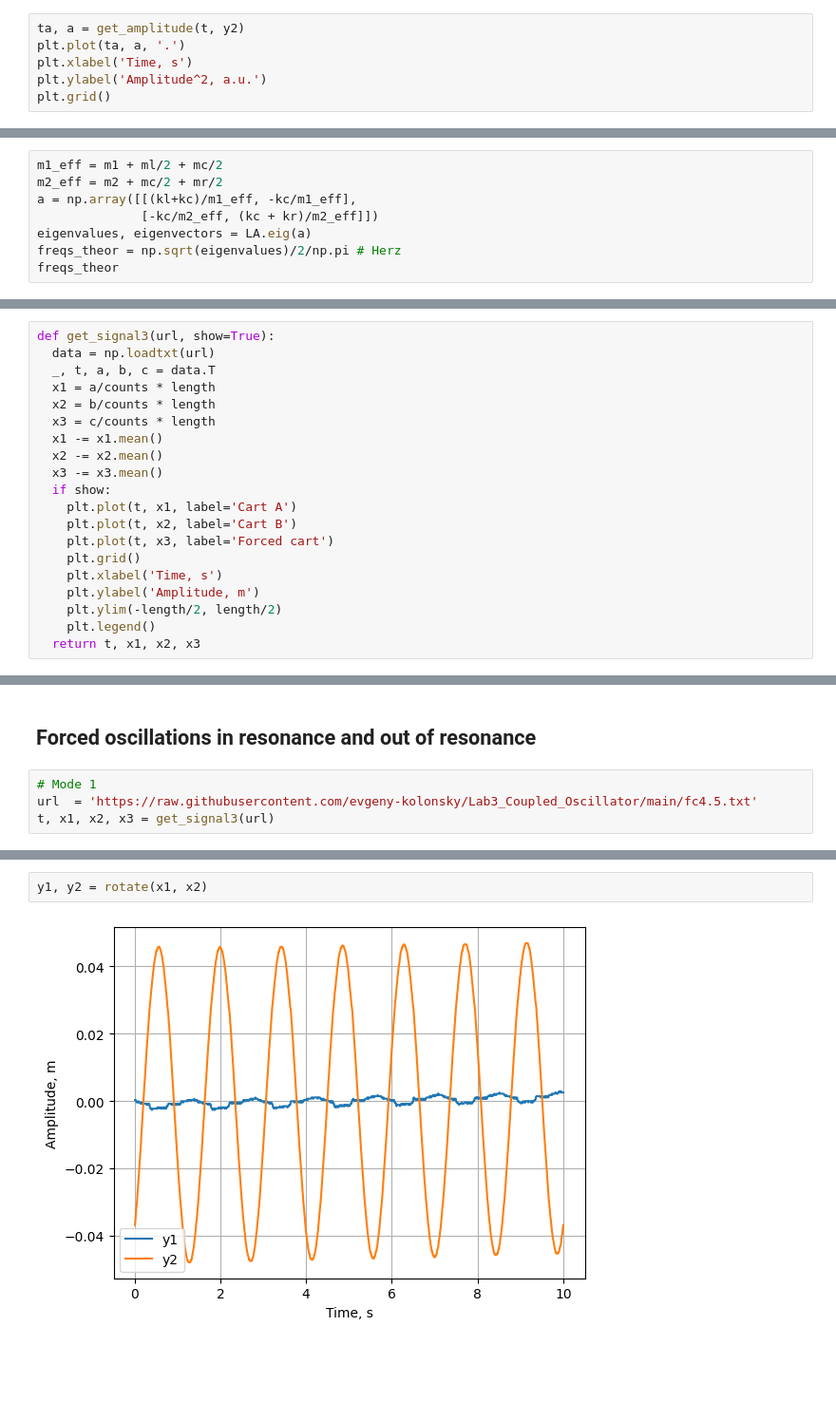
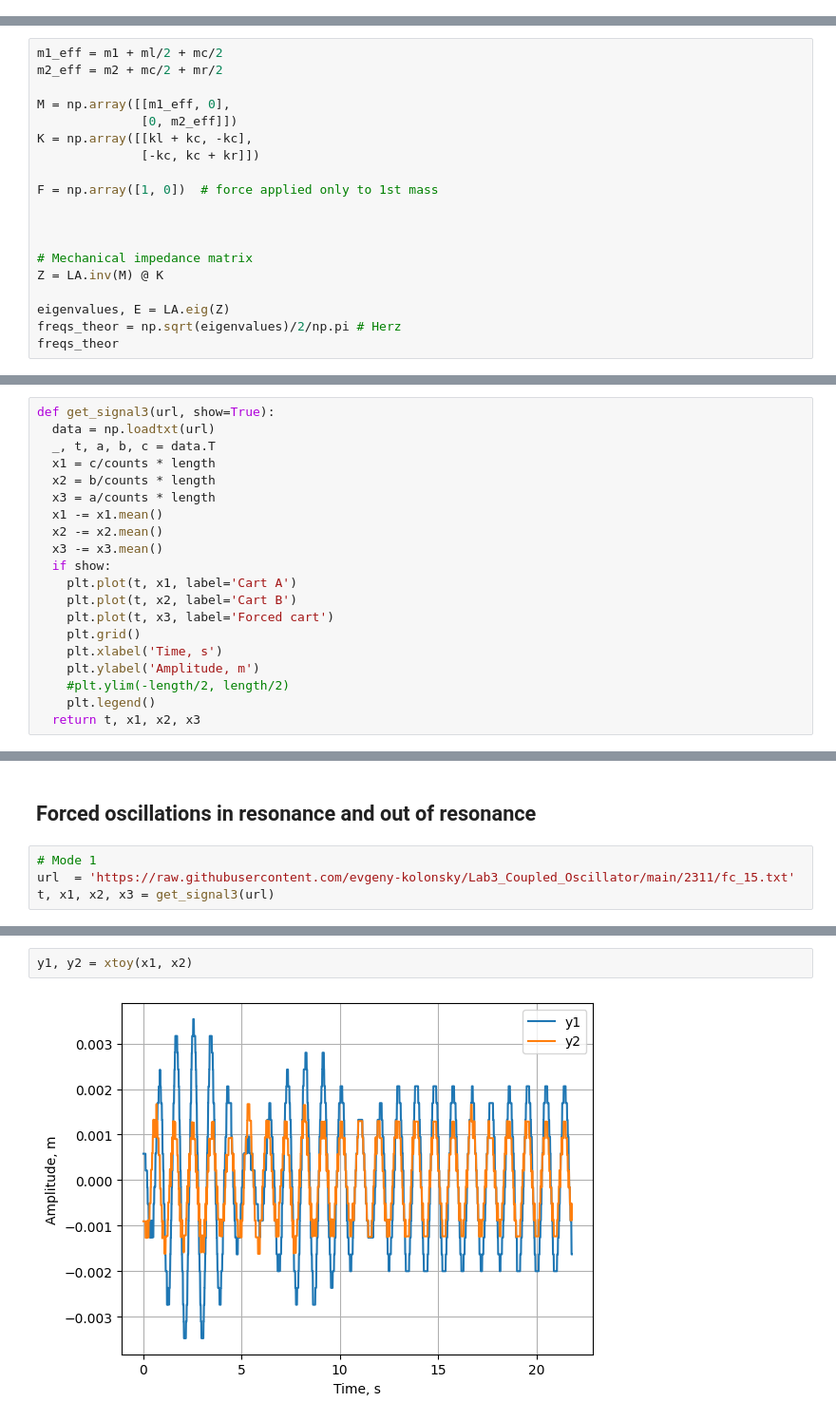
Before and after one commit to evgeny-kolonsky/Lab3_Coupled_Oscillator, a Jupyter notebook: Lab3_Coupled_Oscillator.ipynb, the cells around one changed output, grey strips where cells are left out. Shown at 95% size. Cells and saved outputs as stored; diff of their text form; blank space fills up the shorter version.

```diff
--- a/Lab3_Coupled_Oscillator.ipynb
+++ b/Lab3_Coupled_Oscillator.ipynb
@@ -190,6 +450,0 @@ get_frequency(t, y2)
-# %%
-ta, a = get_amplitude(t, y2)
-plt.plot(ta, a, '.')
-plt.xlabel('Time, s')
-plt.ylabel('Amplitude^2, a.u.')
-plt.grid()
@@ -310,9 +610,20 @@ length = 123e-3
 # %%
 m1_eff = m1 + ml/2 + mc/2
 m2_eff = m2 + mc/2 + mr/2
-a = np.array([[(kl+kc)/m1_eff, -kc/m1_eff],
-              [-kc/m2_eff, (kc + kr)/m2_eff]])
-eigenvalues, eigenvectors = LA.eig(a)
+
+M = np.array([[m1_eff, 0],
+              [0, m2_eff]])
+K = np.array([[kl + kc, -kc],
+              [-kc, kc + kr]])
+
+F = np.array([1, 0])  # force applied only to 1st mass
+
+
+
+# Mechanical impedance matrix
+Z = LA.inv(M) @ K
+
+eigenvalues, E = LA.eig(Z)
 freqs_theor = np.sqrt(eigenvalues)/2/np.pi # Herz
 freqs_theor
 # %% [output]
@@ -321,9 +641,9 @@ array([1.42966672, 0.70924425])
 def get_signal3(url, show=True):
   data = np.loadtxt(url)
   _, t, a, b, c = data.T
-  x1 = a/counts * length
+  x1 = c/counts * length
   x2 = b/counts * length
-  x3 = c/counts * length
+  x3 = a/counts * length
   x1 -= x1.mean()
   x2 -= x2.mean()
   x3 -= x3.mean()
@@ -334,7 +654,7 @@ def get_signal3(url, show=True):
     plt.grid()
     plt.xlabel('Time, s')
     plt.ylabel('Amplitude, m')
-    plt.ylim(-length/2, length/2)
+    #plt.ylim(-length/2, length/2)
     plt.legend()
   return t, x1, x2, x3
 # %% [markdown]
@@ -389,6 +741,6 @@ plt.legend();
 ## Forced oscillations in resonance and out of resonance
 # %%
 # Mode 1
-url  = 'https://raw.githubusercontent.com/evgeny-kolonsky/Lab3_Coupled_Oscillator/main/fc4.5.txt'
+url  = 'https://raw.githubusercontent.com/evgeny-kolonsky/Lab3_Coupled_Oscillator/main/2311/fc_15.txt'
 t, x1, x2, x3 = get_signal3(url)
 # %% [output]
@@ -396,7 +752,7 @@ t, x1, x2, x3 = get_signal3(url)
 # %%
-y1, y2 = rotate(x1, x2)
+y1, y2 = xtoy(x1, x2)
 # %% [output]
-[figure, old version]
+[figure, new version]
 # %%
 plt.plot(y1, y2, color='blue', label='canonical y')
 plt.plot(x1, x2, color='gray', label='original x')
```
Also changed, not shown: parts of 80 cells of this notebook.
